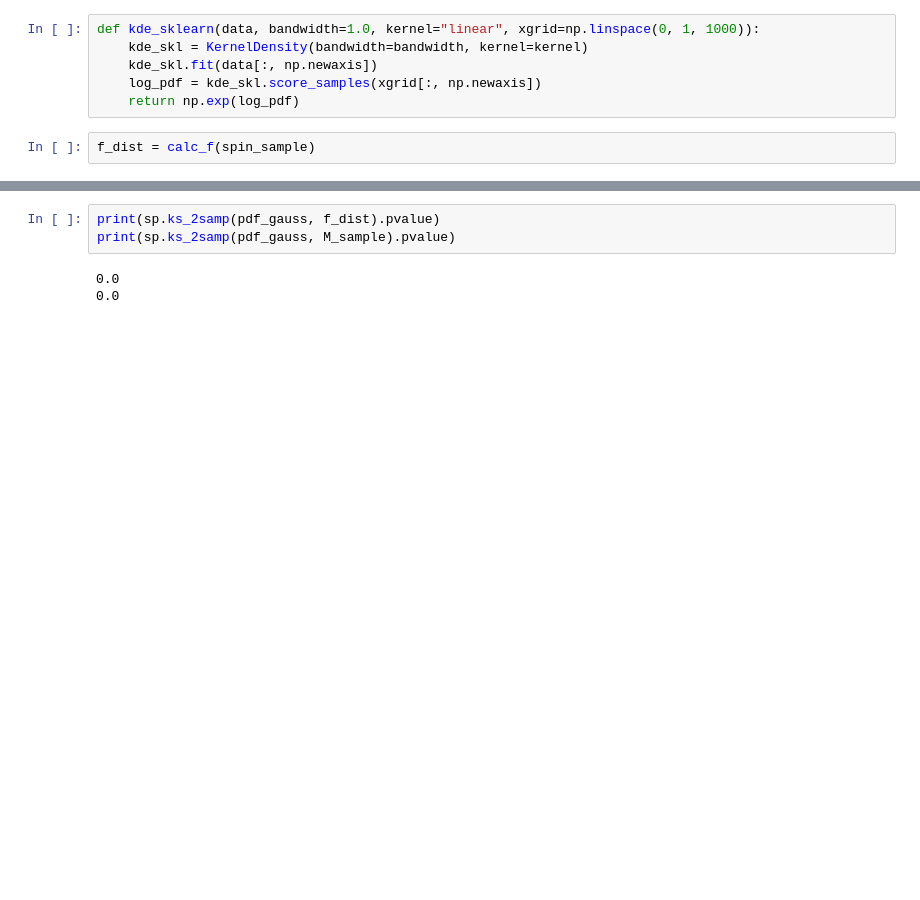
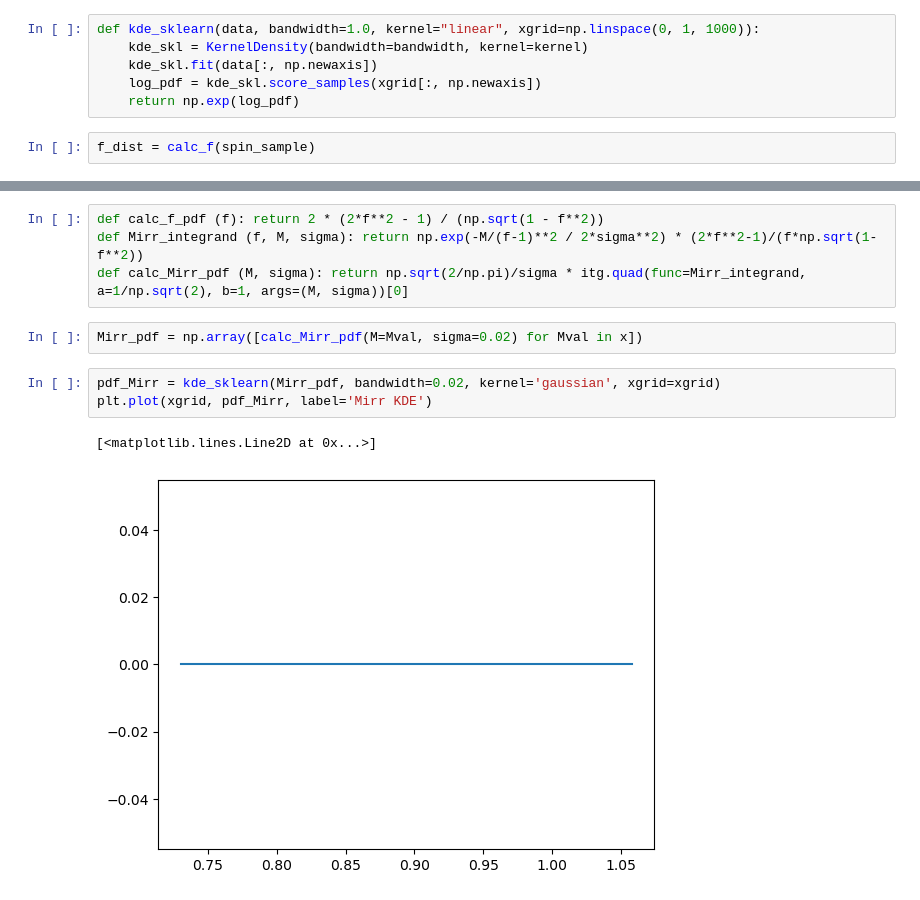
Before and after one commit to FedericoRivano/astrostatistics_bicocca_2026, a Jupyter notebook: working/Es07.ipynb, the cells around one changed output, grey strips where cells are left out. Cells and saved outputs as stored; diff of their text form; blank space fills up the shorter version.

```diff
--- a/working/Es07.ipynb
+++ b/working/Es07.ipynb
@@ -61,6 +65,12 @@ plt.show()
-# %%
-print(sp.ks_2samp(pdf_gauss, f_dist).pvalue)
-print(sp.ks_2samp(pdf_gauss, M_sample).pvalue)
-# %% [output]
-0.0
-0.0
+# %%
+def calc_f_pdf (f): return 2 * (2*f**2 - 1) / (np.sqrt(1 - f**2))
+def Mirr_integrand (f, M, sigma): return np.exp(-M/(f-1)**2 / 2*sigma**2) * (2*f**2-1)/(f*np.sqrt(1-f**2))
+def calc_Mirr_pdf (M, sigma): return np.sqrt(2/np.pi)/sigma * itg.quad(func=Mirr_integrand, a=1/np.sqrt(2), b=1, args=(M, sigma))[0]
+# %%
+Mirr_pdf = np.array([calc_Mirr_pdf(M=Mval, sigma=0.02) for Mval in x])
+# %%
+pdf_Mirr = kde_sklearn(Mirr_pdf, bandwidth=0.02, kernel='gaussian', xgrid=xgrid)
+plt.plot(xgrid, pdf_Mirr, label='Mirr KDE')
+# %% [output]
+[<matplotlib.lines.Line2D at 0x...>]
+[figure, added]
```
Also changed, not shown: parts of 6 cells of this notebook.
